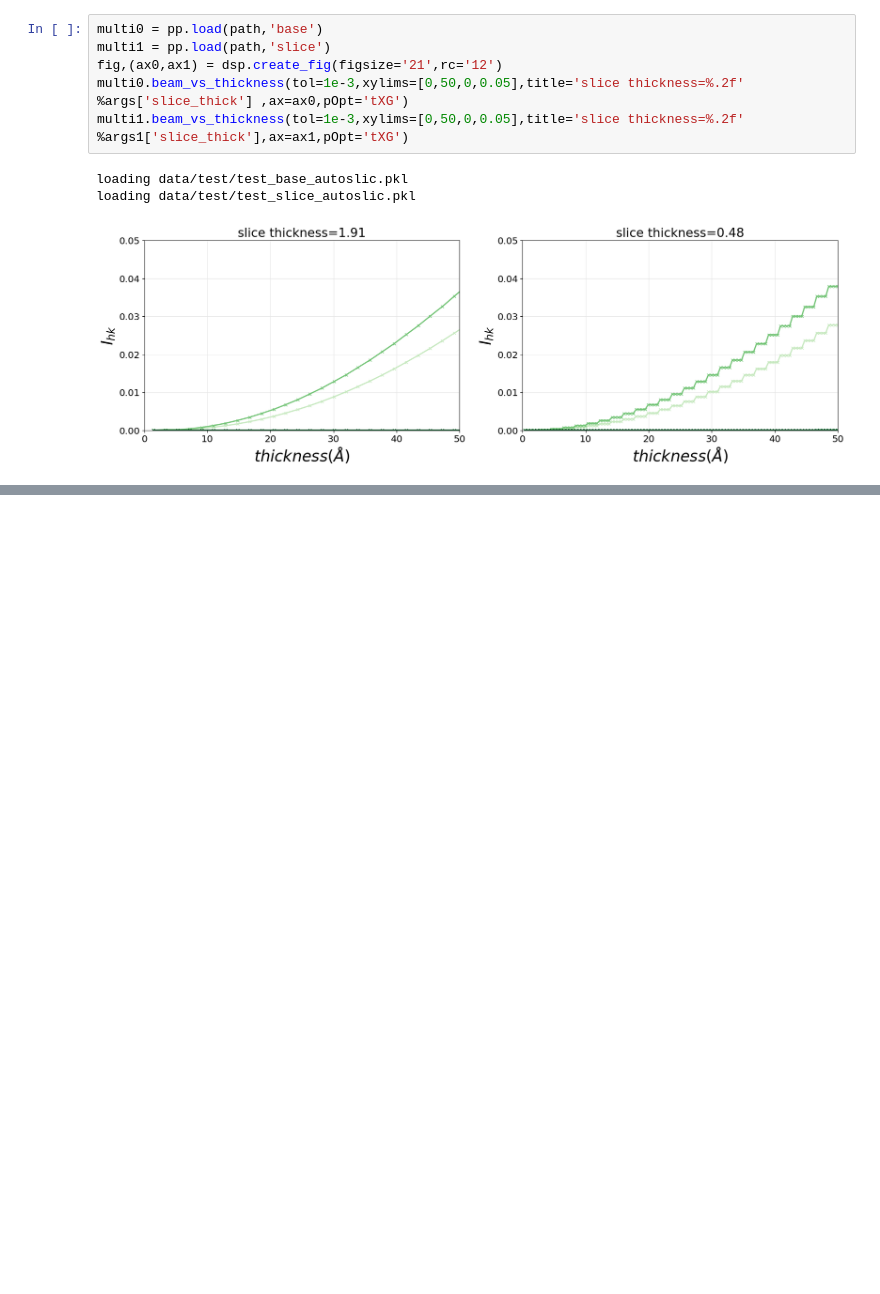
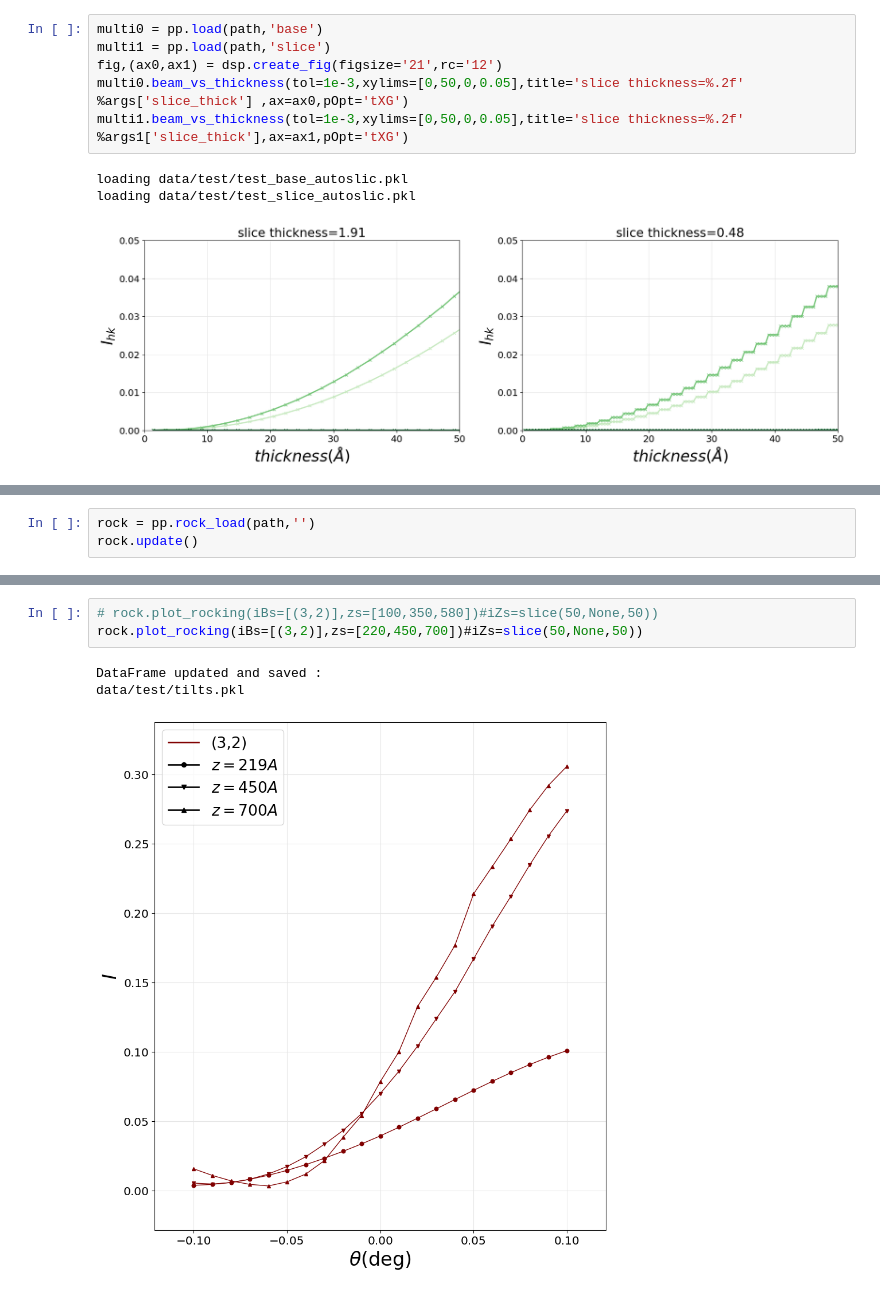
Before and after one commit to ccp4/electron-diffraction, a Jupyter notebook: multislice/notebooks/multislice/Silicon.ipynb, the cells around one changed output, grey strips where cells are left out. Drawn from its saved outputs; the diff is of its cells as text; blank space fills up the shorter version.

```diff
--- a/multislice/notebooks/multislice/Silicon.ipynb
+++ b/multislice/notebooks/multislice/Silicon.ipynb
@@ -77,0 +198,3 @@ loading data/test/test_slice_autoslic.pkl
+# %%
+rock = pp.rock_load(path,'')
+rock.update()
@@ -77,0 +219,7 @@ loading data/test/test_slice_autoslic.pkl
+# %%
+# rock.plot_rocking(iBs=[(3,2)],zs=[100,350,580])#iZs=slice(50,None,50))
+rock.plot_rocking(iBs=[(3,2)],zs=[220,450,700])#iZs=slice(50,None,50))
+# %% [output]
+DataFrame updated and saved :
+data/test/tilts.pkl
+[figure, added]
```
Also changed, not shown: parts of 15 cells of this notebook, 1 other file.
